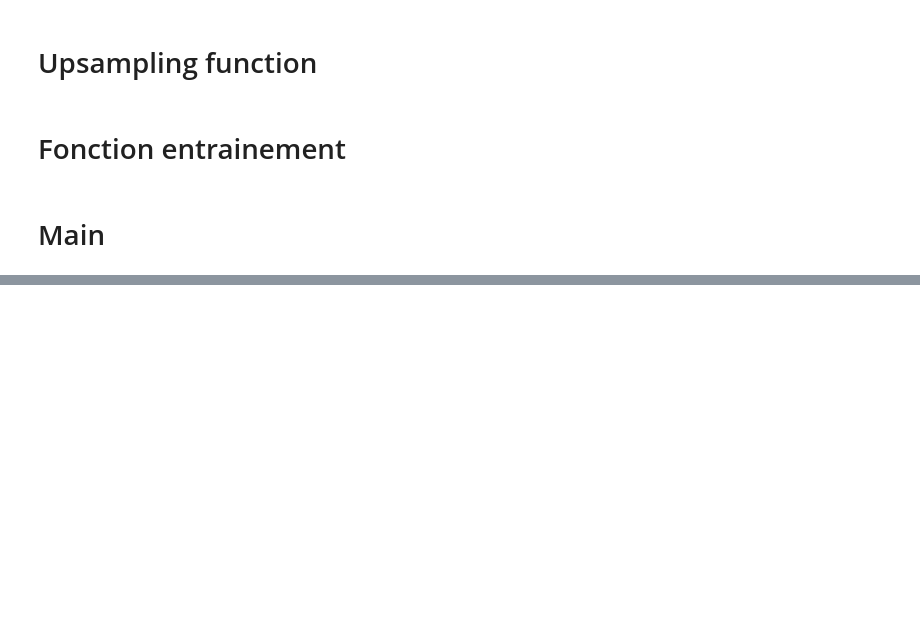
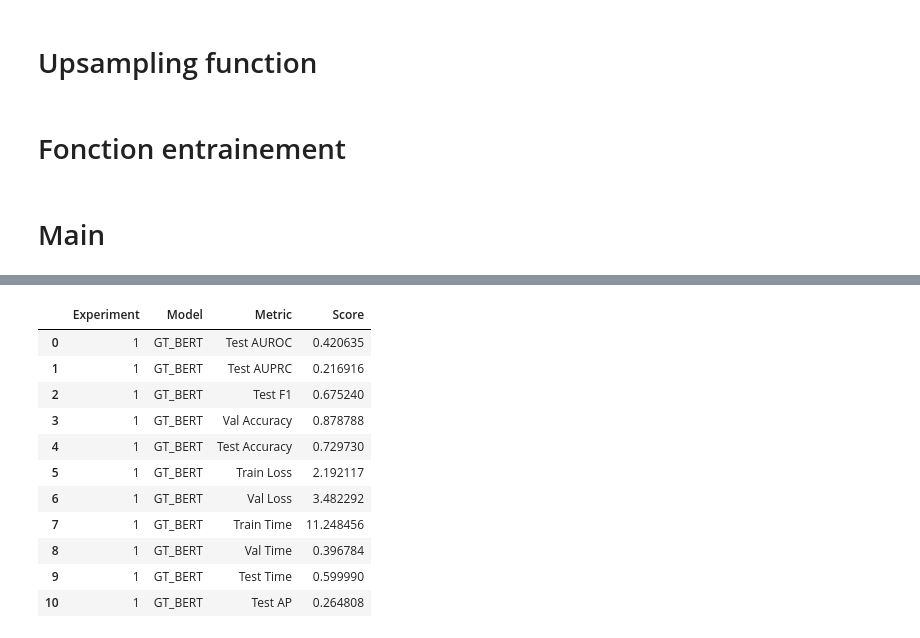
Before and after one commit to pidoux7/GT, a Jupyter notebook: model/model_2.ipynb, the cells around one changed output, grey strips where cells are left out. Saved outputs shown, nothing was run; the diff lists cells and outputs as text; code cells hidden in the pictures; blank space fills up the shorter version.

```diff
--- a/model/model_2.ipynb
+++ b/model/model_2.ipynb
@@ -918,3 +925,18 @@ df
+# %%
+df2
+# %% [output]
+|  | Experiment | Model | Metric | Score |
+| 0 | 1 | GT_BERT | Test AUROC | 0.420635 |
+| 1 | 1 | GT_BERT | Test AUPRC | 0.216916 |
+| 2 | 1 | GT_BERT | Test F1 | 0.675240 |
+| 3 | 1 | GT_BERT | Val Accuracy | 0.878788 |
+| 4 | 1 | GT_BERT | Test Accuracy | 0.729730 |
+| 5 | 1 | GT_BERT | Train Loss | 2.192117 |
+| 6 | 1 | GT_BERT | Val Loss | 3.482292 |
+| 7 | 1 | GT_BERT | Train Time | 11.248456 |
+| 8 | 1 | GT_BERT | Val Time | 0.396784 |
+| 9 | 1 | GT_BERT | Test Time | 0.599990 |
+| 10 | 1 | GT_BERT | Test AP | 0.264808 |
 # %%
 # Group by Model and Metric and calculate average and standard deviation
 result_df = df.groupby(['Model', 'Metric']).agg({'Score': ['mean', 'std']}).reset_index()
```
Also changed, not shown: parts of 15 cells of this notebook.
